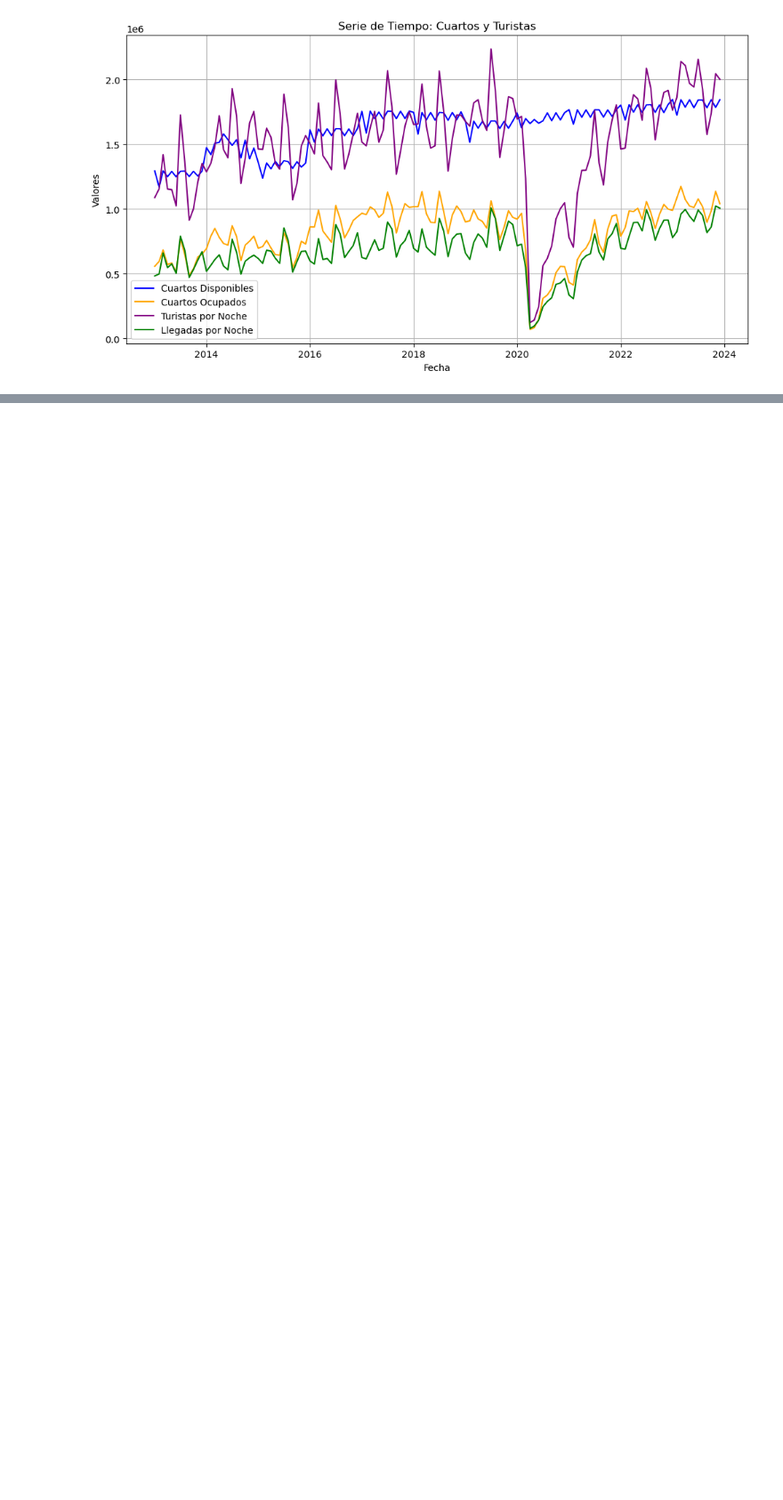
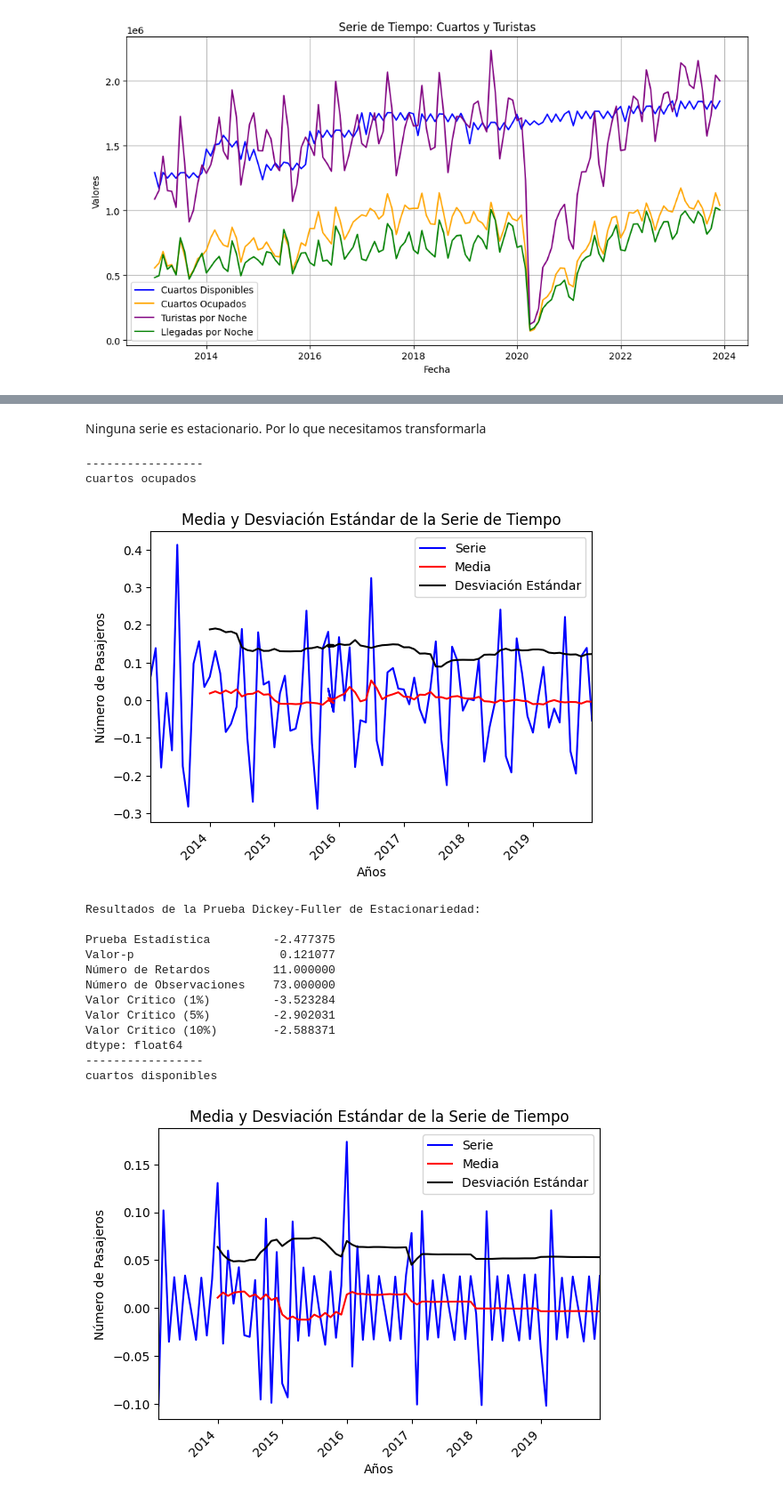
Before and after one commit to matutedevelop/Proyecto_prog_analisis, a Jupyter notebook: Cleaning_edu/data_edu6_2.ipynb, the cells around one changed output, grey strips where cells are left out. Shown at 89% size. Drawn from its saved outputs; the diff is of its cells as text; code cells hidden in the pictures; blank space fills up the shorter version.

```diff
--- a/Cleaning_edu/data_edu6_2.ipynb
+++ b/Cleaning_edu/data_edu6_2.ipynb
@@ -404,0 +422,59 @@ dtype: float64
+# %% [markdown]
+Ninguna  serie es estacionario. Por lo que necesitamos transformarla
+# %%
+def transform_ts_ewa(ts,ma):
+    # reducir tendencia
+    new_ts = np.log(ts)
+
+    # moving average diff
+    moving_average = new_ts.ewm(halflife=ma).mean()
+
+    # Sustraer
+
+    new_ts = new_ts - moving_average
+    new_ts.dropna(inplace=True)
+
+    return new_ts
+
+def transform_ts_diff(ts, ma):
+
+    new_ts = np.log(ts + .001)  # Clip to avoid log(0)
+
+    new_ts = new_ts.diff()
+
+    new_ts = new_ts.dropna()
+
+    return new_ts
+# %%
+print('-----------------')
+print('cuartos ocupados')
+prueba_estacionariedad(transform_ts_diff(ts_cuart_oc,15))
+print('-----------------')
+print('cuartos disponibles')
+prueba_estacionariedad(transform_ts_diff(ts_cuart_di,15))
+print('-----------------')
+print('llegada de turistas')
+prueba_estacionariedad(transform_ts_diff(ts_lleg_tu,15))
+print('-----------------')
+print('turistas por noche')
+prueba_estacionariedad(transform_ts_ewa(ts_tur_noc,10))
+print('-----------------')
+print('porcentaje de coupacion')
+prueba_estacionariedad(transform_ts_diff(ts_porce,20))
+# %% [output]
+-----------------
+cuartos ocupados
+[figure, added]
+Resultados de la Prueba Dickey-Fuller de Estacionariedad:
+
+Prueba Estadística         -2.477375
+Valor-p                     0.121077
+Número de Retardos         11.000000
+Número de Observaciones    73.000000
+Valor Crítico (1%)         -3.523284
+Valor Crítico (5%)         -2.902031
+Valor Crítico (10%)        -2.588371
+dtype: float64
+-----------------
+cuartos disponibles
+[figure, added]
```
Also changed, not shown: parts of 4 cells of this notebook.
